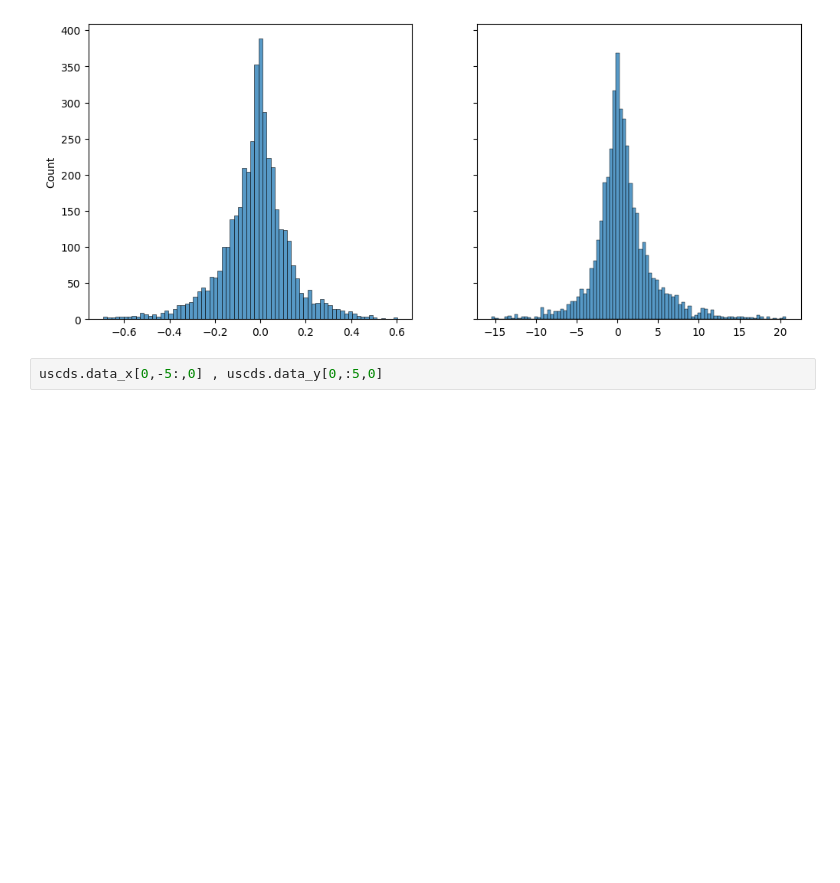
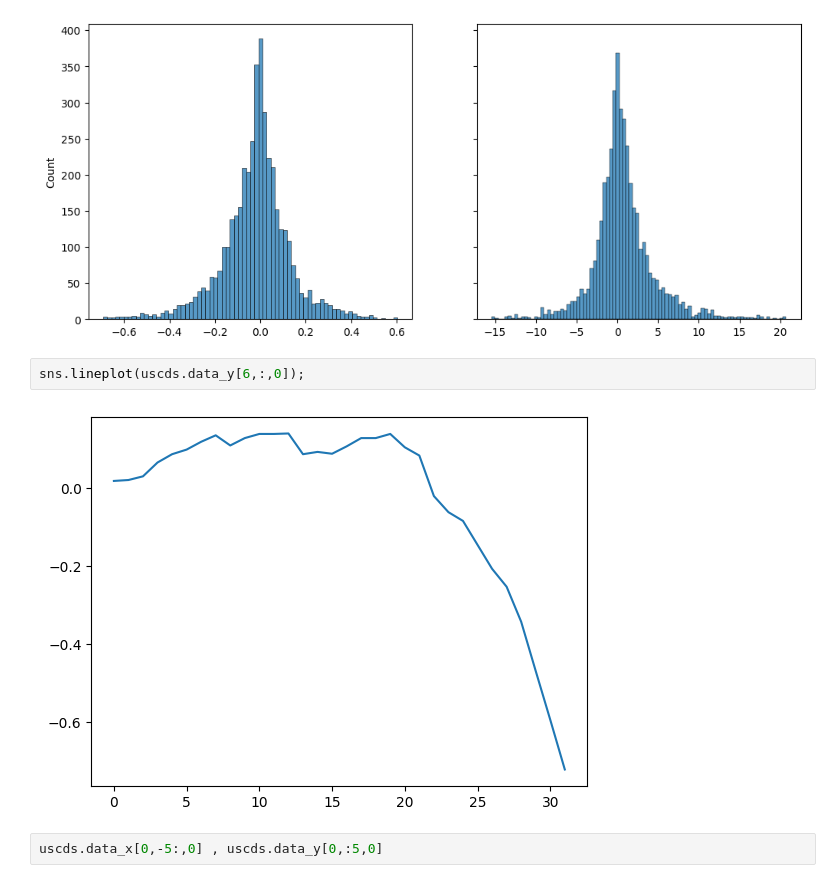
Before and after one commit to arnaud-odet/Time-Series-Library, a Jupyter notebook: results.ipynb, the cells around one changed output. Cells and saved outputs as stored; diff of their text form; blank space fills up the shorter version.

```diff
--- a/results.ipynb
+++ b/results.ipynb
@@ -94,6 +235,10 @@ sns.histplot(tmp, ax = axs[0]);
 sns.histplot(uscds.data_y[:,-1,0], ax = axs[1]);
 # %% [output]
 [figure]
+# %%
+sns.lineplot(uscds.data_y[6,:,0]);
+# %% [output]
+[figure, added]
 # %%
 uscds.data_x[0,-5:,0] , uscds.data_y[0,:5,0]
 # %% [output]
```
Also changed, not shown: parts of 20 cells of this notebook, 5 other files.
